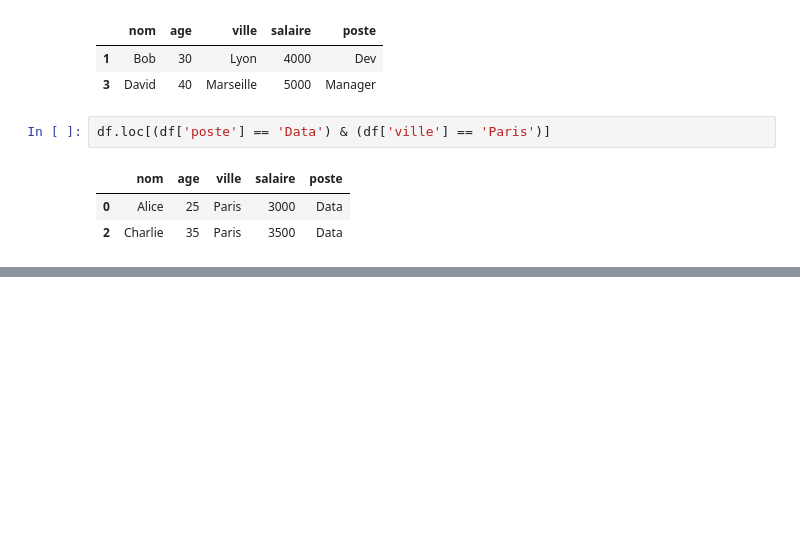
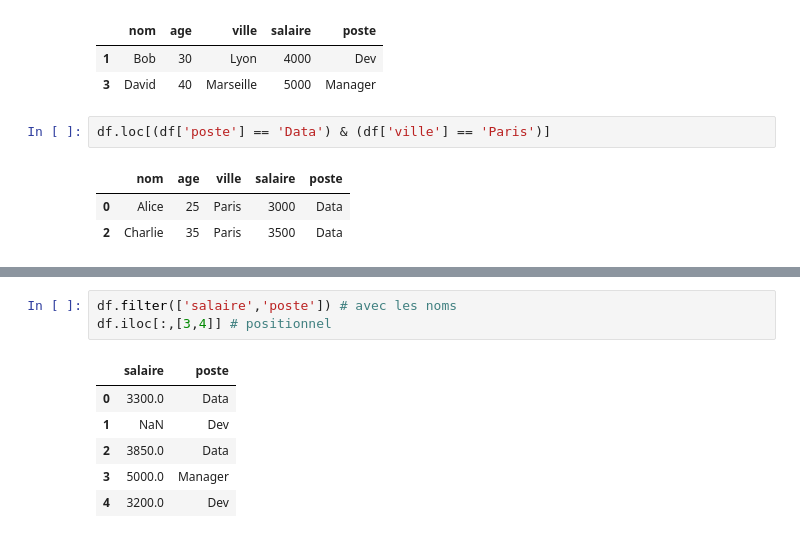
Before and after one commit to JulienFX/GPTChallenge, a Jupyter notebook: pandas_and_object.ipynb, the cells around one changed output, grey strips where cells are left out. Saved outputs shown, nothing was run; the diff lists cells and outputs as text; blank space fills up the shorter version.

Commit message:
args positionnels

```diff
--- a/pandas_and_object.ipynb
+++ b/pandas_and_object.ipynb
@@ -328,0 +366,10 @@ df.loc[(df['poste'] == 'Data') & (df['ville'] == 'Paris')]
+# %%
+df.filter(['salaire','poste']) # avec les noms
+df.iloc[:,[3,4]] # positionnel
+# %% [output]
+|  | salaire | poste |
+| 0 | 3300.0 | Data |
+| 1 | NaN | Dev |
+| 2 | 3850.0 | Data |
+| 3 | 5000.0 | Manager |
+| 4 | 3200.0 | Dev |
```
Also changed, not shown: parts of 11 cells of this notebook.
